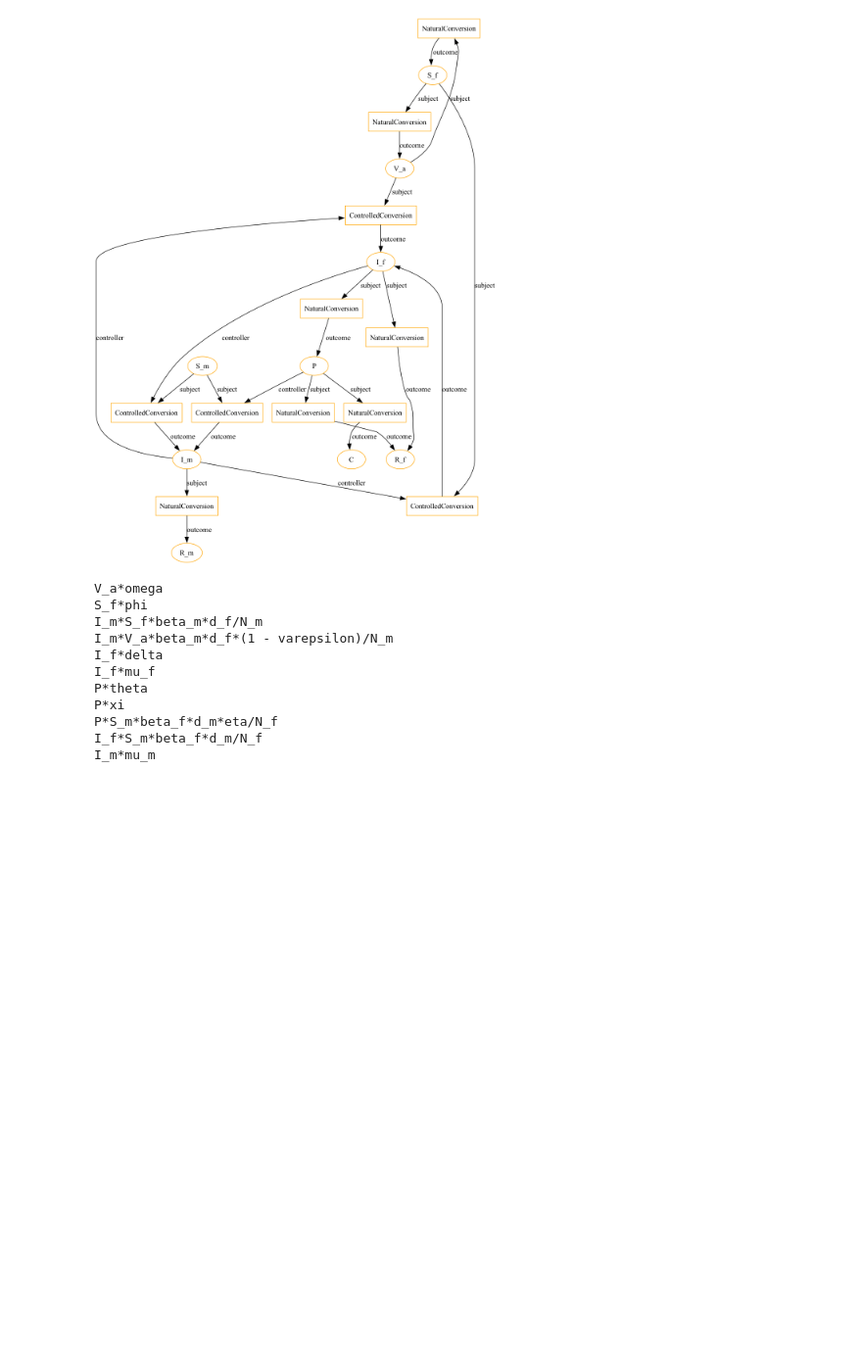
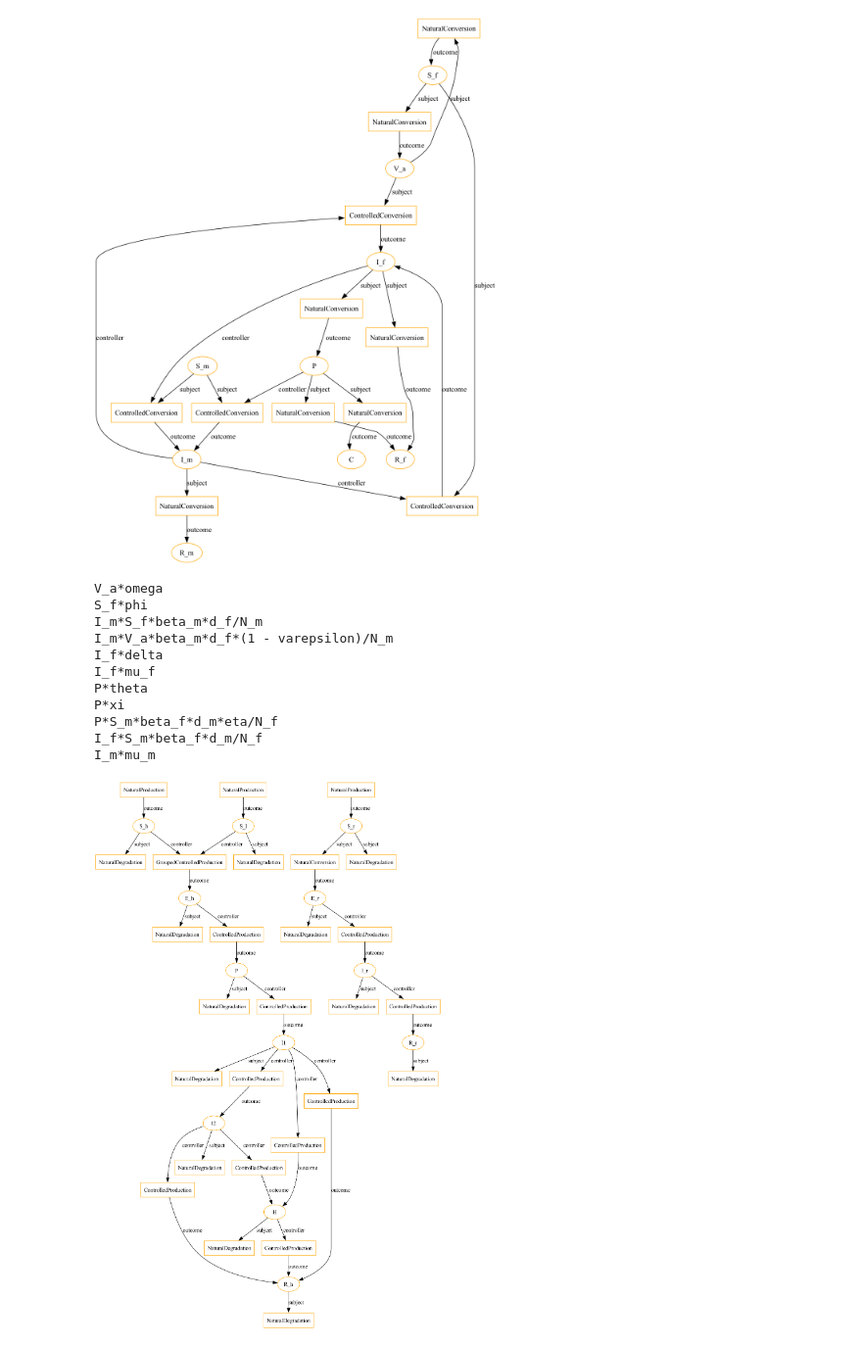
Before and after one commit to gyorilab/mira, a Jupyter notebook: notebooks/odes_to_mira.ipynb, the cells around one changed output. Shown at 98% size. Cells and saved outputs as stored; diff of their text form; code cells hidden in the pictures; blank space fills up the shorter version.

```diff
--- a/notebooks/odes_to_mira.ipynb
+++ b/notebooks/odes_to_mira.ipynb
@@ -151,3 +150,40 @@ P*xi
 P*S_m*beta_f*d_m*eta/N_f
 I_f*S_m*beta_f*d_m/N_f
 I_m*mu_m
+# %%
+import sympy as sp
+
+# Define time variable
+t = sp.symbols("t")
+
+# Define time-dependent variables
+S_l, S_h, E_h, P, I1, I2, H, R_h, S_r, E_r, I_r, R_r = sp.symbols(
+    "S_l S_h E_h P I1 I2 H R_h S_r E_r I_r R_r", cls=sp.Function
+)
+
+# Define the parameters with spelled-out names
+pi_h, rho, nu, lambda_h, mu_h, sigma_h, omega, theta, k1, k2, tau1, tau2, tau3, delta_h, pi_r, lambda_r, mu_r, sigma_r, delta_r, tau_r = sp.symbols(
+    "pi_h rho nu lambda_h mu_h sigma_h omega theta k1 k2 tau1 tau2 tau3 delta_h pi_r lambda_r mu_r sigma_r delta_r tau_r"
+)
+
+# Define the system of ODEs
+odes4 = [
+    sp.Eq(S_l(t).diff(t), pi_h * (1 - rho) - nu * lambda_h * S_l(t) - mu_h * S_l(t)),
+    sp.Eq(S_h(t).diff(t), pi_h * rho - lambda_h * S_h(t) - mu_h * S_h(t)),
+    sp.Eq(E_h(t).diff(t), (nu * S_l(t) + S_h(t)) * lambda_h - (sigma_h + mu_h) * E_h(t)),
+    sp.Eq(P(t).diff(t), sigma_h * E_h(t) - (omega + mu_h) * P(t)),
+    sp.Eq(I1(t).diff(t), omega * P(t) - (theta + k1 + tau1 + mu_h) * I1(t)),
+    sp.Eq(I2(t).diff(t), theta * I1(t) - (k2 + delta_h + tau2 + mu_h) * I2(t)),
+    sp.Eq(H(t).diff(t), k1 * I1(t) + k2 * I2(t) - (delta_h + tau3 + mu_h) * H(t)),
+    sp.Eq(R_h(t).diff(t), tau1 * I1(t) + tau2 * I2(t) + tau3 * H(t) - mu_h * R_h(t)),
+    sp.Eq(S_r(t).diff(t), pi_r - lambda_r * S_r(t) - mu_r * S_r(t)),
+    sp.Eq(E_r(t).diff(t), lambda_r * S_r(t) - (sigma_r + mu_r) * E_r(t)),
+    sp.Eq(I_r(t).diff(t), sigma_r * E_r(t) - (delta_r + tau_r + mu_r) * I_r(t)),
+    sp.Eq(R_r(t).diff(t), tau_r * I_r(t) - mu_r * R_r(t)),
+]
+# %%
+tm = template_model_from_sympy_odes(odes4)
+# %%
+tm.draw_jupyter()
+# %% [output]
+[figure, added]
```
Also changed, not shown: parts of 2 cells of this notebook, 1 other file.
